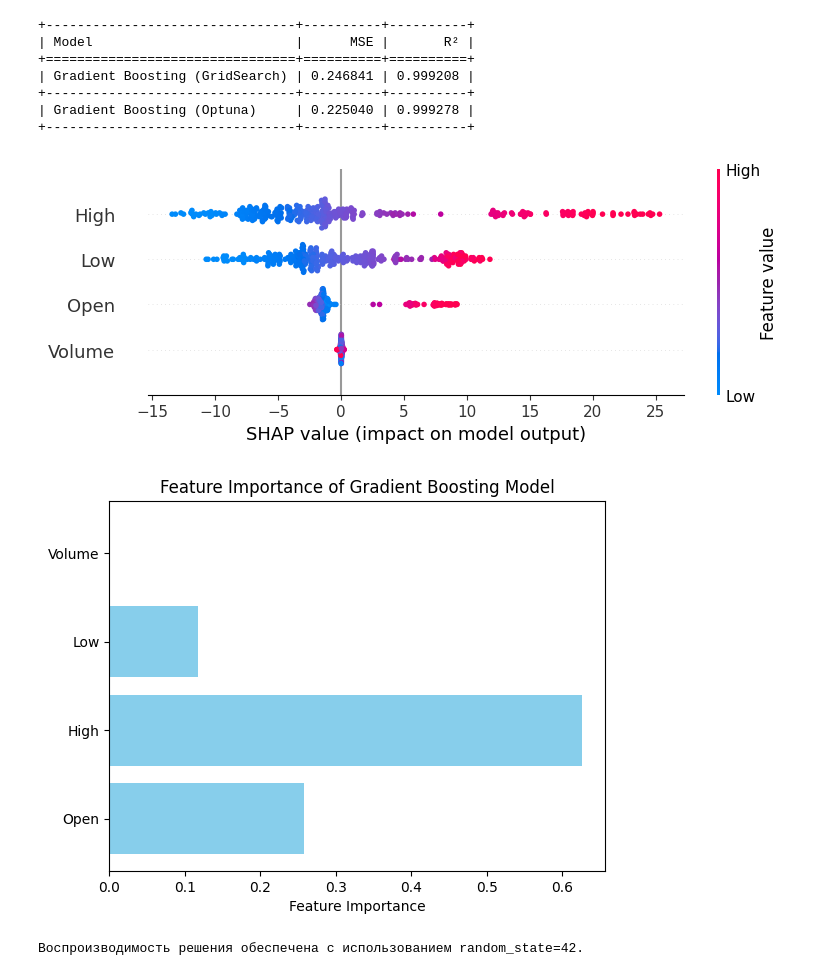
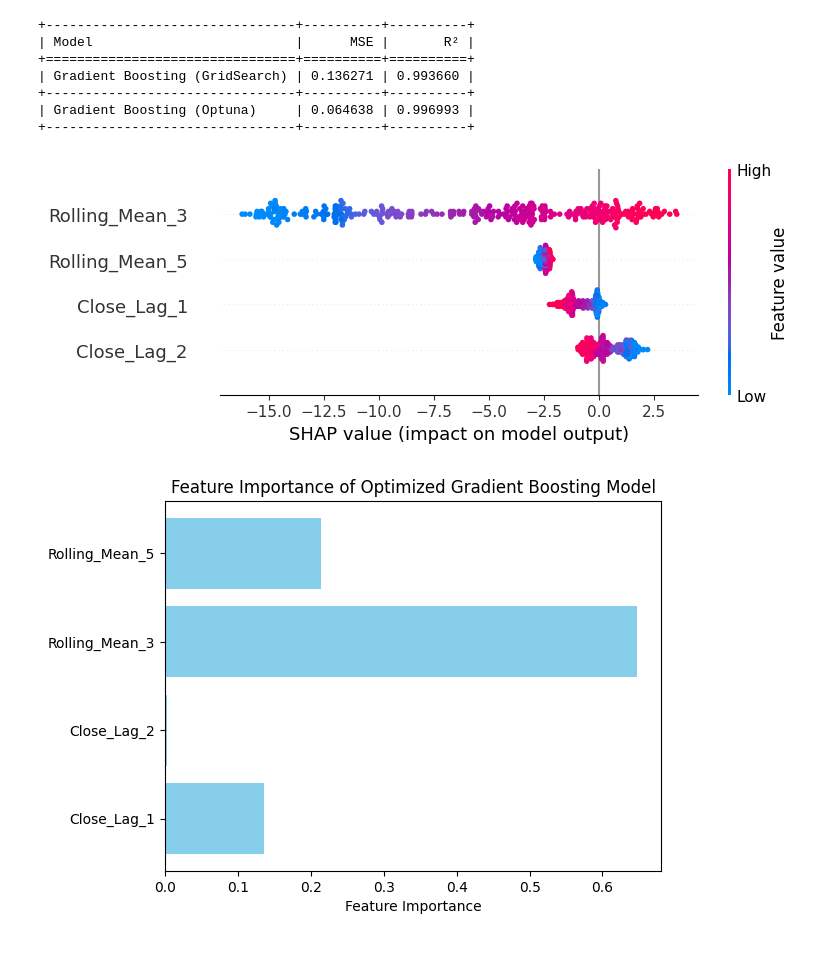
Before and after one commit to ElLyat1/test_AI, a Jupyter notebook: ml_hw3.ipynb, the cells around one changed output. Saved outputs shown, nothing was run; the diff lists cells and outputs as text; code cells hidden in the pictures.

```diff
--- a/ml_hw3.ipynb
+++ b/ml_hw3.ipynb
@@ -1,27 +1,39 @@
 # %%
+!pip install optuna shap
+
 import pandas as pd
 from sklearn.model_selection import train_test_split, GridSearchCV
 from sklearn.ensemble import GradientBoostingRegressor
 from sklearn.metrics import mean_squared_error, r2_score
 import matplotlib.pyplot as plt
 from tabulate import tabulate
-!pip install optuna
 import optuna
 import shap
 
-# 1. Подготовка данных
 df = pd.read_csv('/content/Золото.csv')
 
-# Выбор признаков и целевой переменной
-features = ['Open', 'High', 'Low', 'Volume']
-target = 'Close'
+df['Date'] = pd.to_datetime(df['Date'])
+df = df.sort_values('Date')
 
-df_cleaned = df.dropna(subset=features + [target])
+# Используем только переменную 'Close'
+df = df[['Date', 'Close']].dropna()
+
+# Создание лагов и скользящих статистик
+df['Close_Lag_1'] = df['Close'].shift(1)
+df['Close_Lag_2'] = df['Close'].shift(2)
+df['Rolling_Mean_3'] = df['Close'].rolling(window=3).mean()
+df['Rolling_Mean_5'] = df['Close'].rolling(window=5).mean()
+
+# Удаление строк с NaN, возникших при создании лагов и скользящих средних
+df = df.dropna()
+
+# Разделение данных на признаки и целевую переменную
+features = ['Close_Lag_1', 'Close_Lag_2', 'Rolling_Mean_3', 'Rolling_Mean_5']
+X = df[features]
+y = df['Close']
 
 # Разделение данных на обучающую и тестовую выборки
-X = df_cleaned[features]
-y = df_cleaned[target]
-X_train, X_test, y_train, y_test = train_test_split(X, y, test_size=0.2, random_state=42)
+X_train, X_test, y_train, y_test = train_test_split(X, y, test_size=0.2, random_state=42, shuffle=False)
 
 # 2. Базовая модель: Gradient Boosting Regressor
 gbr = GradientBoostingRegressor(random_state=42)
@@ -50,8 +62,9 @@ def objective(trial):
     }
 
     model = GradientBoostingRegressor(random_state=42, **param)
-    score = cross_val_score(model, X_train, y_train, cv=5, scoring='neg_mean_squared_error')
-    return -score.mean()
+    model.fit(X_train, y_train)
+    y_pred = model.predict(X_test)
+    return mean_squared_error(y_test, y_pred)
 
 study = optuna.create_study(direction='minimize')
 study.optimize(objective, n_trials=50)
@@ -81,7 +94,7 @@ shap.summary_plot(shap_values, X_test)
 feature_importance = optuna_gbr.feature_importances_
 plt.barh(X_train.columns, feature_importance, color='skyblue')
 plt.xlabel("Feature Importance")
-plt.title("Feature Importance of Gradient Boosting Model")
+plt.title("Feature Importance of Optimized Gradient Boosting Model")
 plt.show()
 
 # Воспроизводимость решения обеспечена с использованием random_state=42.
@@ -119,10 +136,9 @@ Fitting 5 folds for each of 12 candidates, totalling 60 fits
 +--------------------------------+----------+----------+
 | Model                          |      MSE |       R² |
 +================================+==========+==========+
-| Gradient Boosting (GridSearch) | 0.246841 | 0.999208 |
+| Gradient Boosting (GridSearch) | 0.136271 | 0.993660 |
 +--------------------------------+----------+----------+
-| Gradient Boosting (Optuna)     | 0.225040 | 0.999278 |
+| Gradient Boosting (Optuna)     | 0.064638 | 0.996993 |
 +--------------------------------+----------+----------+
-[figure, old version]
+[figure, new version]
-[figure, old version]
+[figure, new version]
-Воспроизводимость решения обеспечена с использованием random_state=42.
```
Also changed, not shown: parts of 1 cell of this notebook.
